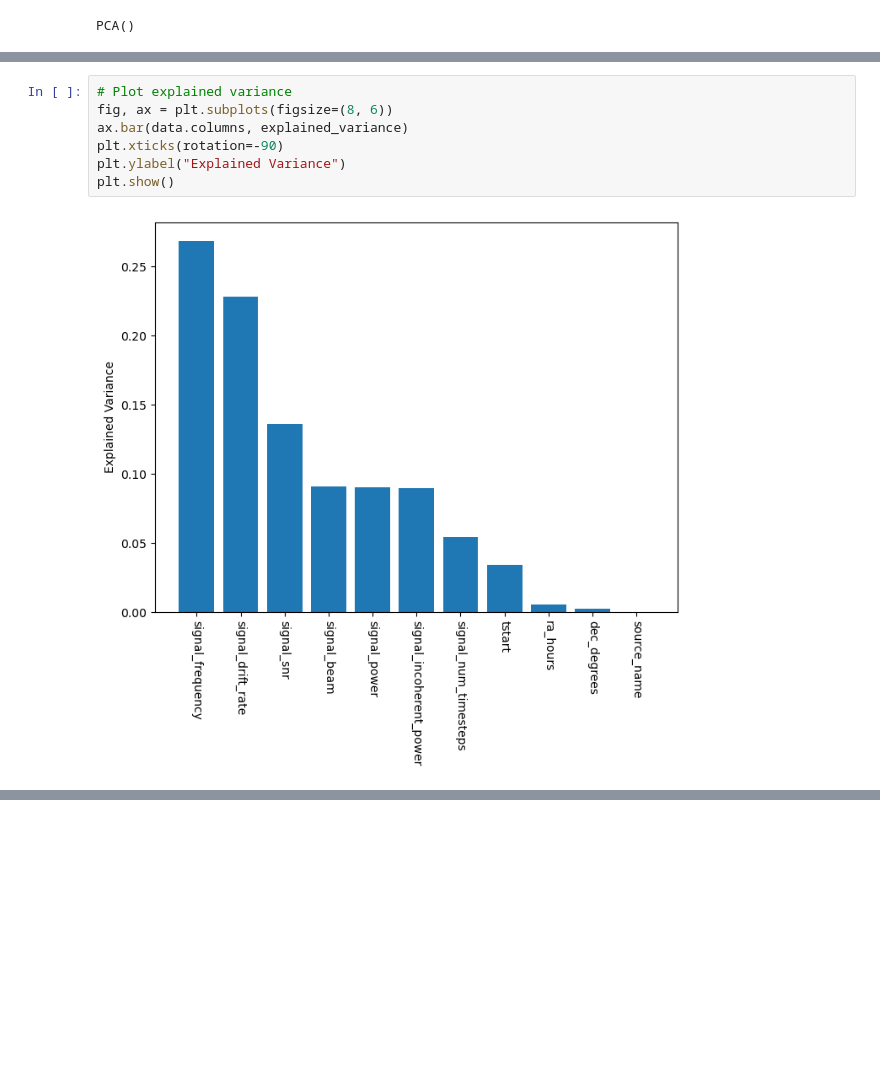
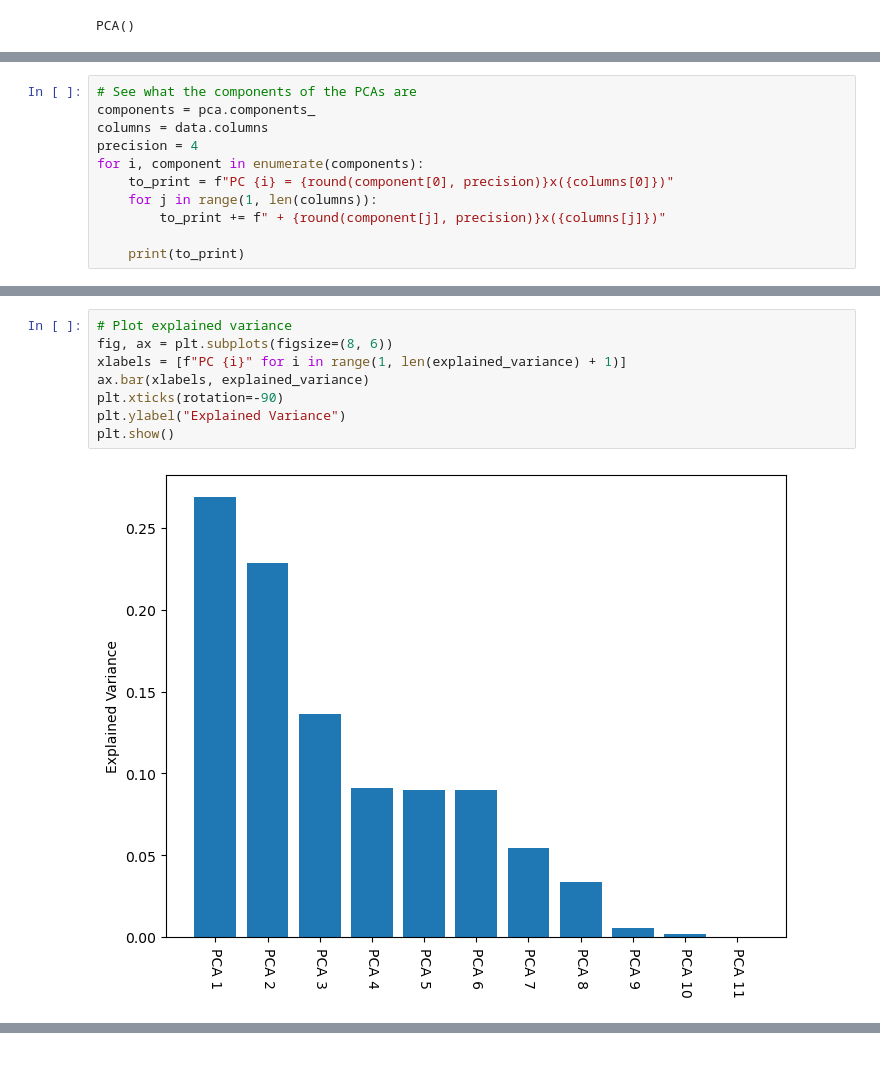
Before and after one commit to talonmyburgh/BL-COSMIC-HighFreq-Search, a Jupyter notebook: pca_exploration/pca_exploration.ipynb, the cells around one changed output, grey strips where cells are left out. Cells and saved outputs as stored; diff of their text form; blank space fills up the shorter version.

```diff
--- a/pca_exploration/pca_exploration.ipynb
+++ b/pca_exploration/pca_exploration.ipynb
@@ -88,0 +80,11 @@ Columns: Index(['signal_frequency', 'signal_drift_rate', 'signal_snr', 'signal_b
+# %%
+# See what the components of the PCAs are
+components = pca.components_
+columns = data.columns
+precision = 4
+for i, component in enumerate(components):
+    to_print = f"PC {i} = {round(component[0], precision)}x({columns[0]})"
+    for j in range(1, len(columns)):
+        to_print += f" + {round(component[j], precision)}x({columns[j]})"
+
+    print(to_print)
@@ -89,12 +124,13 @@ Columns: Index(['signal_frequency', 'signal_drift_rate', 'signal_snr', 'signal_b
 # %%
 # Plot explained variance
 fig, ax = plt.subplots(figsize=(8, 6))
-ax.bar(data.columns, explained_variance)
+xlabels = [f"PC {i}" for i in range(1, len(explained_variance) + 1)]
+ax.bar(xlabels, explained_variance)
 plt.xticks(rotation=-90)
 plt.ylabel("Explained Variance")
 plt.show()
 # %% [output]
-[figure, old version]
+[figure, new version]
 # %%
 # Plot cumulative variance with number of columns
 cumulative_variance = np.cumsum(explained_variance)
```
Also changed, not shown: parts of 8 cells of this notebook, 5 other files.
